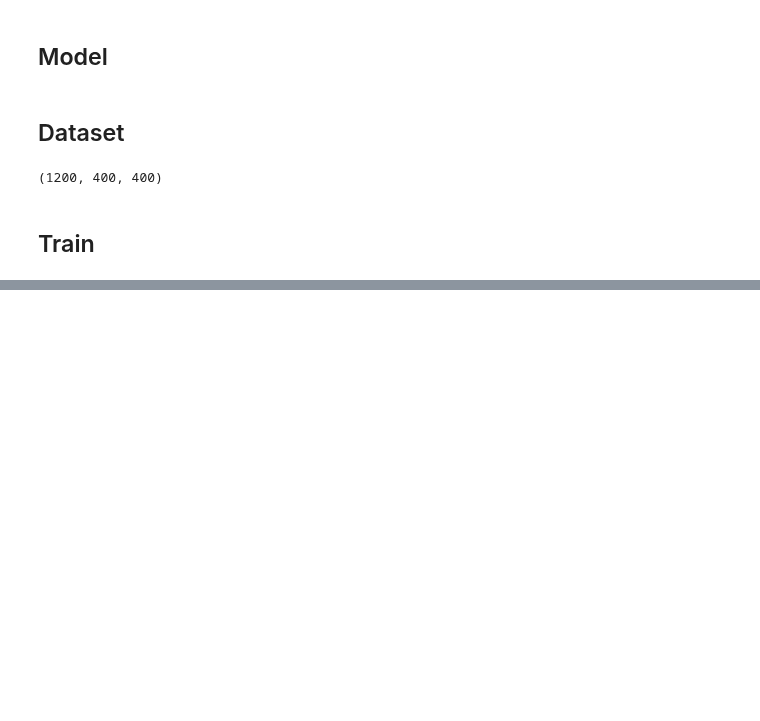
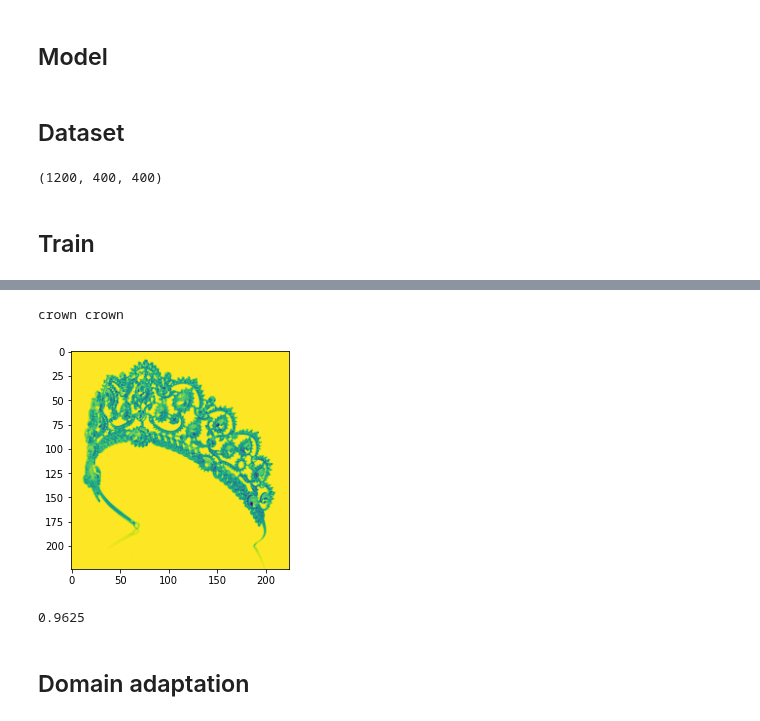
Before and after one commit to fedeizzo/domain-adaptation, a Jupyter notebook: project.ipynb, the cells around one changed output, grey strips where cells are left out. Cells and saved outputs as stored; diff of their text form; code cells hidden in the pictures; blank space fills up the shorter version.

```diff
--- a/project.ipynb
+++ b/project.ipynb
@@ -277,0 +336,27 @@ for epoch in range(num_epochs):
+# %%
+predictions = []
+reals = []
+for x, y in test_dataset:
+    x_gpu = x.unsqueeze(0).to(device)
+    predicted = best_model(x_gpu)
+    predictions.append(np.argmax(predicted.detach().cpu().numpy()))
+    reals.append(y)
+    del x_gpu
+predictions = np.array(predictions)
+reals = np.array(reals)
+# %%
+def plot_predictions(index, idx_to_class, dataset, reals, predictions):
+    x, _ = dataset[index]
+    plt.imshow(x[1])
+    print(idx_to_class[reals[index]], idx_to_class[predictions[index]])
+# %%
+plot_predictions(350, idx_to_class, test_dataset, reals, predictions)
+# %% [output]
+crown crown
+[figure, added]
+# %%
+(reals == predictions).sum() / reals.shape[0]
+# %% [output]
+0.9625
+# %% [markdown]
+## Domain adaptation
```
Also changed, not shown: parts of 16 cells of this notebook.
